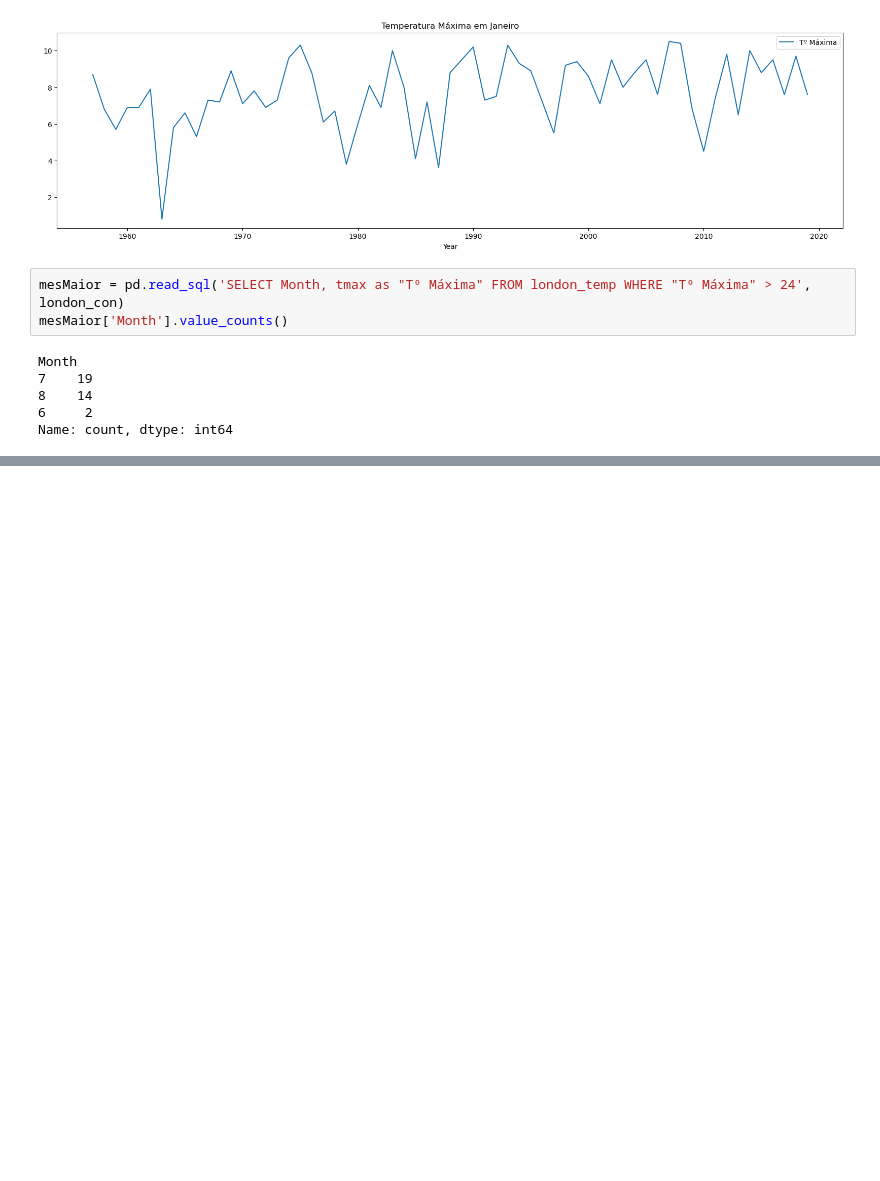
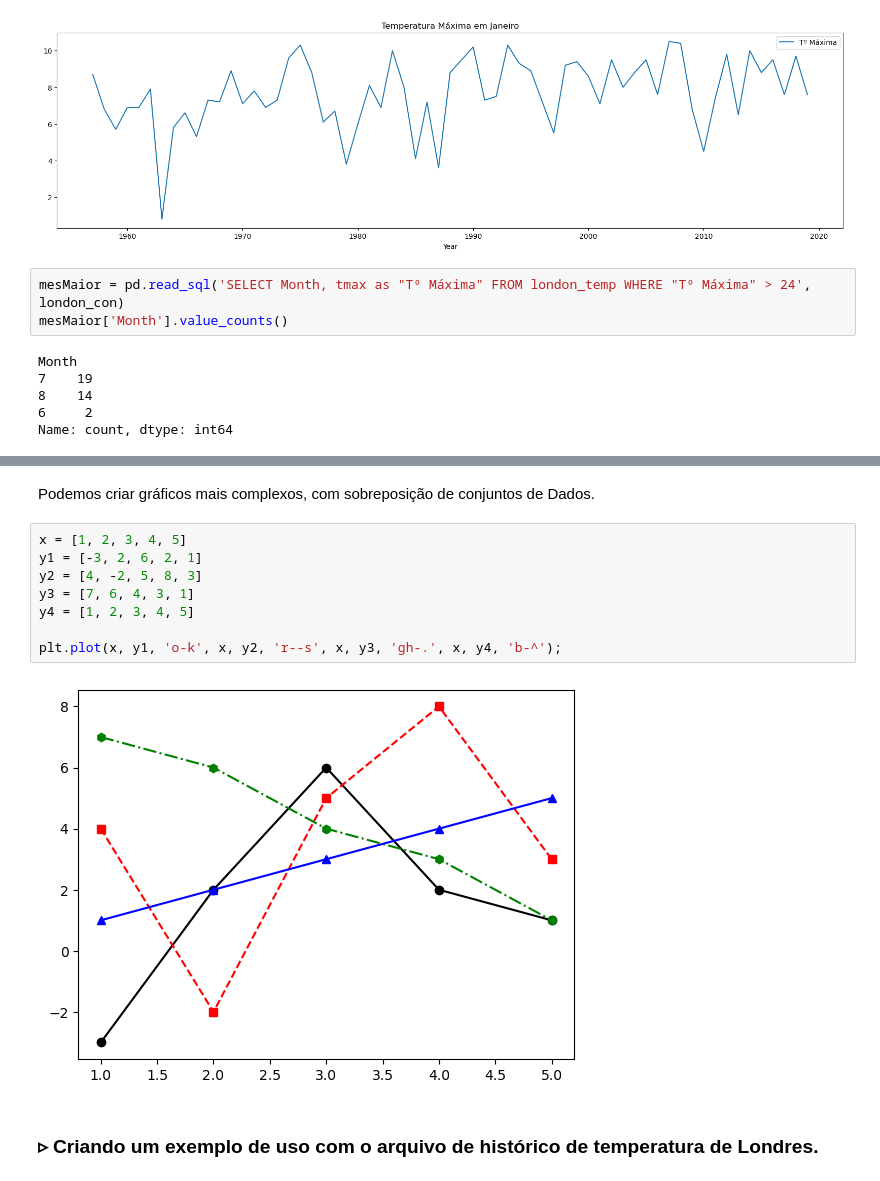
Before and after one commit to vbs-matheus/PosGraduacao-EngDados, a Jupyter notebook: 03_Python_para_Engenharia_de_Dados/aulas_praticas/unidade_02.ipynb, the cells around one changed output, grey strips where cells are left out. Saved outputs shown, nothing was run; the diff lists cells and outputs as text; blank space fills up the shorter version.

```diff
--- a/03_Python_para_Engenharia_de_Dados/aulas_praticas/unidade_02.ipynb
+++ b/03_Python_para_Engenharia_de_Dados/aulas_praticas/unidade_02.ipynb
@@ -619,0 +647,14 @@ Name: count, dtype: int64
+# %% [markdown]
+Podemos criar gráficos mais complexos, com sobreposição de conjuntos de Dados.
+# %%
+x = [1, 2, 3, 4, 5]
+y1 = [-3, 2, 6, 2, 1]
+y2 = [4, -2, 5, 8, 3]
+y3 = [7, 6, 4, 3, 1]
+y4 = [1, 2, 3, 4, 5]
+
+plt.plot(x, y1, 'o-k', x, y2, 'r--s', x, y3, 'gh-.', x, y4, 'b-^');
+# %% [output]
+[figure, added]
+# %% [markdown]
+### ▹ Criando um exemplo de uso com o arquivo de histórico de temperatura de Londres.
```
Also changed, not shown: parts of 20 cells of this notebook, 5 other files.
